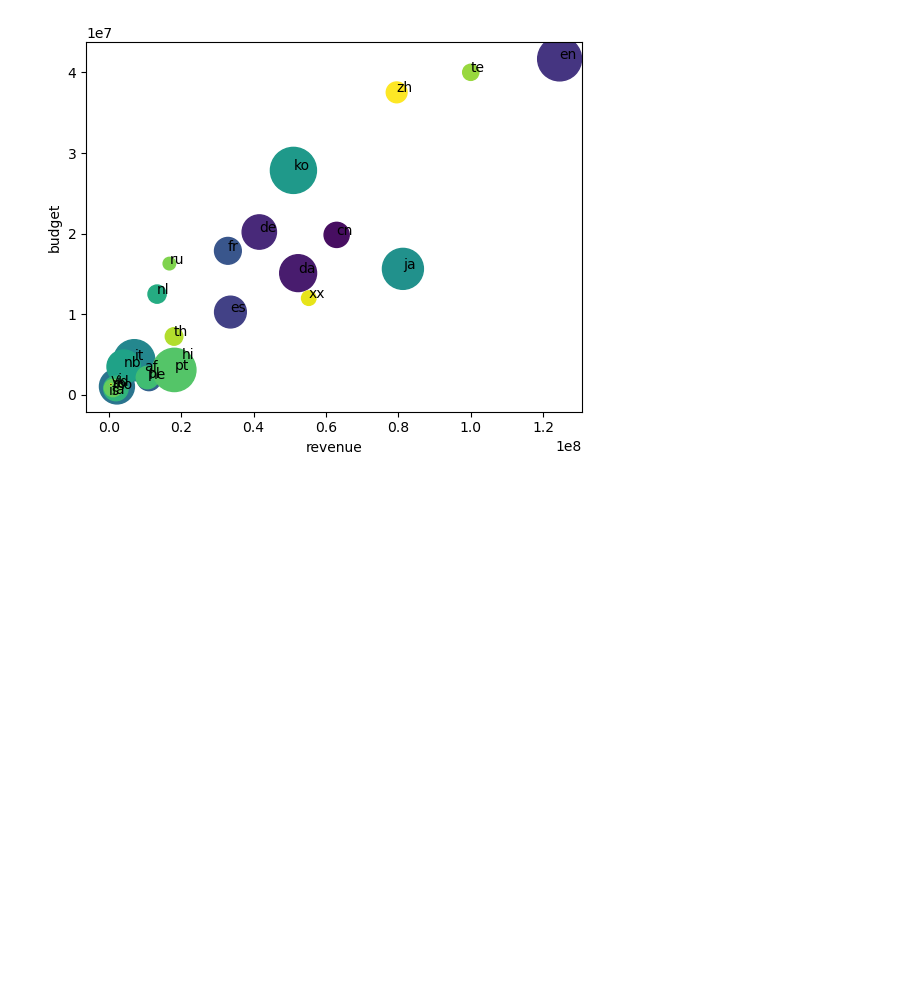
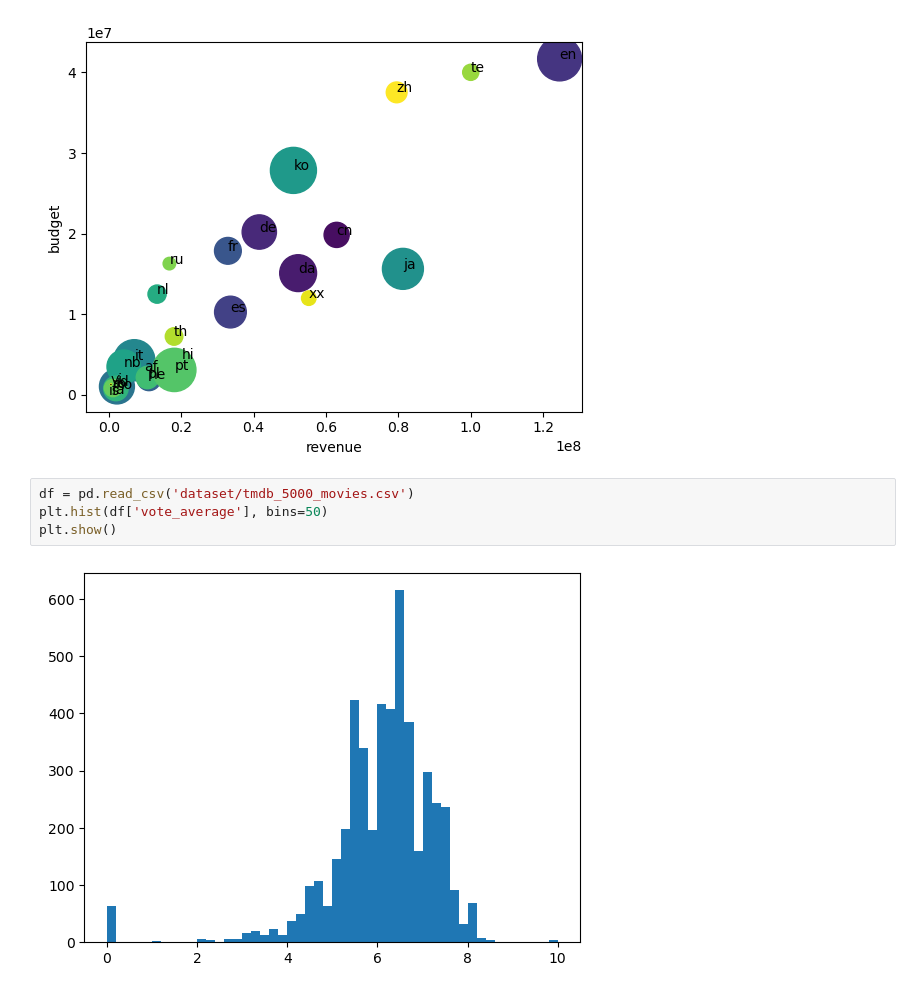
Before and after one commit to takuya178/DS-python, a Jupyter notebook: Matplotlib.ipynb, the cells around one changed output. Saved outputs shown, nothing was run; the diff lists cells and outputs as text; blank space fills up the shorter version.

```diff
--- a/Matplotlib.ipynb
+++ b/Matplotlib.ipynb
@@ -192,3 +192,9 @@ for idx, row in lang_group_df.iterrows():
   plt.annotate(idx, (row['revenue'], row['budget']))
 # %% [output]
 [figure]
+# %%
+df = pd.read_csv('dataset/tmdb_5000_movies.csv')
+plt.hist(df['vote_average'], bins=50)
+plt.show()
+# %% [output]
+[figure, added]
```
Also changed, not shown: parts of 7 cells of this notebook, 6 other files.
